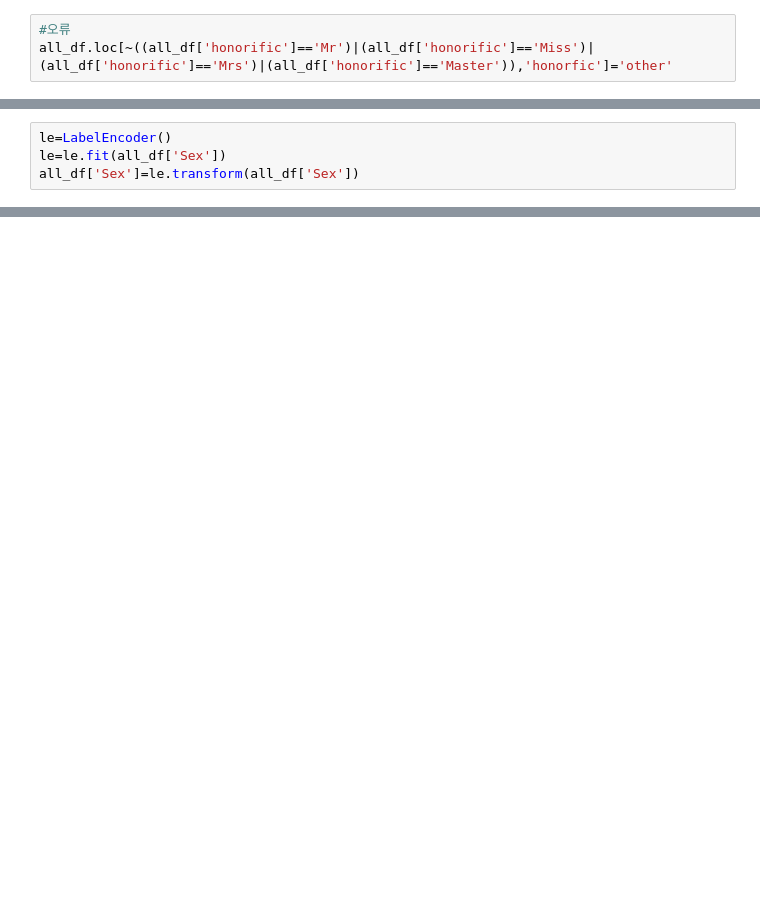
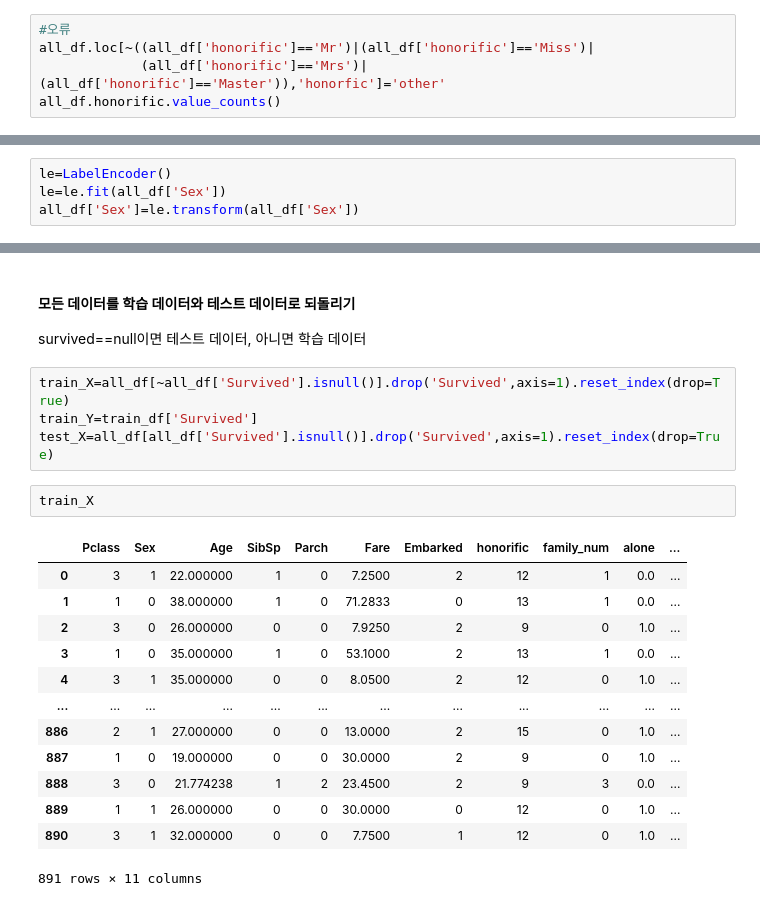
Before and after one commit to whdgus928/Study, a Jupyter notebook: Data Analysis/kaggle/kaggle_titanic.ipynb, the cells around one changed output, grey strips where cells are left out. Saved outputs shown, nothing was run; the diff lists cells and outputs as text; blank space fills up the shorter version.

```diff
--- a/Data Analysis/kaggle/kaggle_titanic.ipynb
+++ b/Data Analysis/kaggle/kaggle_titanic.ipynb
@@ -682,5 +682,7 @@ all_df
 1309 rows × 11 columns
 # %%
 #오류
-all_df.loc[~((all_df['honorific']=='Mr')|(all_df['honorific']=='Miss')|(all_df['honorific']=='Mrs')|(all_df['honorific']=='Master')),'honorfic']='other'
+all_df.loc[~((all_df['honorific']=='Mr')|(all_df['honorific']=='Miss')|
+             (all_df['honorific']=='Mrs')|(all_df['honorific']=='Master')),'honorfic']='other'
+all_df.honorific.value_counts()
 # %% [output]
@@ -715,0 +765,23 @@ TypeError: string indices must be integers
+# %% [markdown]
+#### 모든 데이터를 학습 데이터와 테스트 데이터로 되돌리기
+survived==null이면 테스트 데이터, 아니면 학습 데이터
+# %%
+train_X=all_df[~all_df['Survived'].isnull()].drop('Survived',axis=1).reset_index(drop=True)
+train_Y=train_df['Survived']
+test_X=all_df[all_df['Survived'].isnull()].drop('Survived',axis=1).reset_index(drop=True)
+# %%
+train_X
+# %% [output]
+|  | Pclass | Sex | Age | SibSp | Parch | Fare | Embarked | honorific | family_num | alone | ... |
+| 0 | 3 | 1 | 22.000000 | 1 | 0 | 7.2500 | 2 | 12 | 1 | 0.0 | ... |
+| 1 | 1 | 0 | 38.000000 | 1 | 0 | 71.2833 | 0 | 13 | 1 | 0.0 | ... |
+| 2 | 3 | 0 | 26.000000 | 0 | 0 | 7.9250 | 2 | 9 | 0 | 1.0 | ... |
+| 3 | 1 | 0 | 35.000000 | 1 | 0 | 53.1000 | 2 | 13 | 1 | 0.0 | ... |
+| 4 | 3 | 1 | 35.000000 | 0 | 0 | 8.0500 | 2 | 12 | 0 | 1.0 | ... |
+| ... | ... | ... | ... | ... | ... | ... | ... | ... | ... | ... | ... |
+| 886 | 2 | 1 | 27.000000 | 0 | 0 | 13.0000 | 2 | 15 | 0 | 1.0 | ... |
+| 887 | 1 | 0 | 19.000000 | 0 | 0 | 30.0000 | 2 | 9 | 0 | 1.0 | ... |
+| 888 | 3 | 0 | 21.774238 | 1 | 2 | 23.4500 | 2 | 9 | 3 | 0.0 | ... |
+| 889 | 1 | 1 | 26.000000 | 0 | 0 | 30.0000 | 0 | 12 | 0 | 1.0 | ... |
+| 890 | 3 | 1 | 32.000000 | 0 | 0 | 7.7500 | 1 | 12 | 0 | 1.0 | ... |
+891 rows × 11 columns
```
Also changed, not shown: parts of 32 cells of this notebook.
